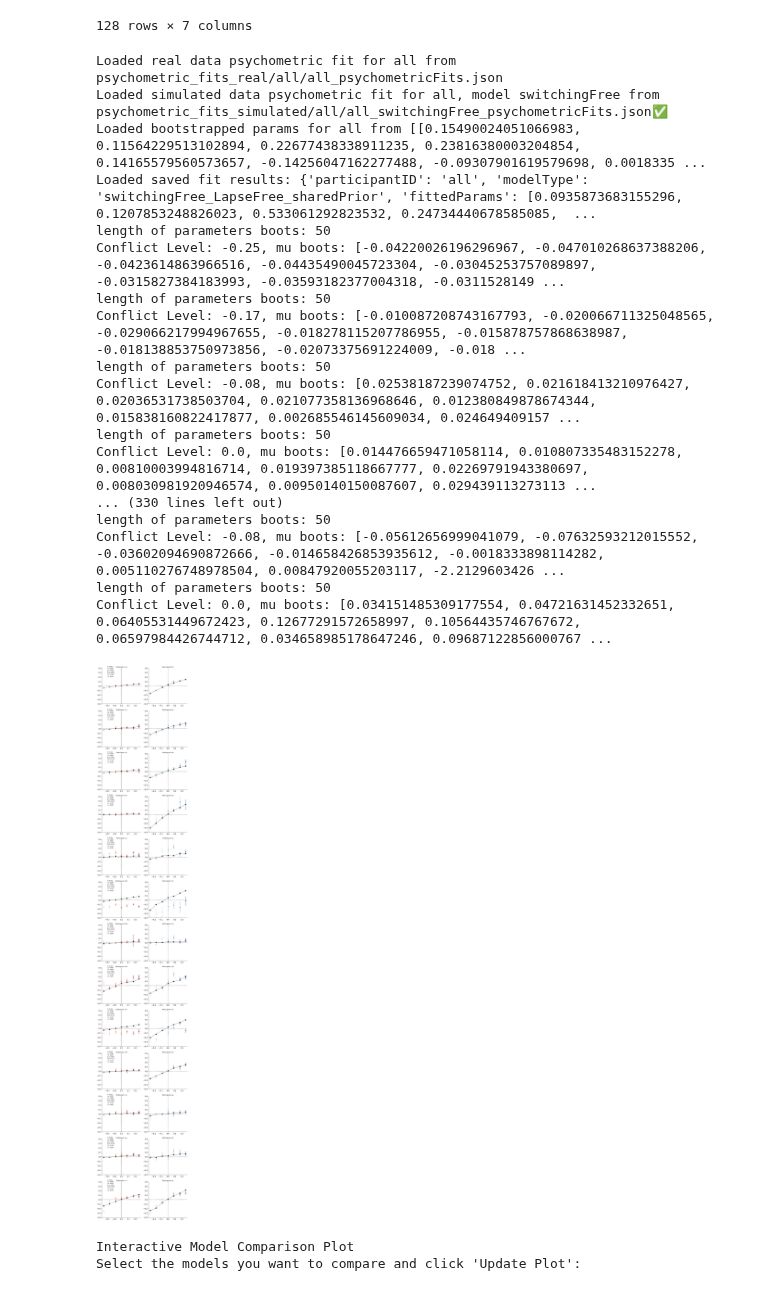
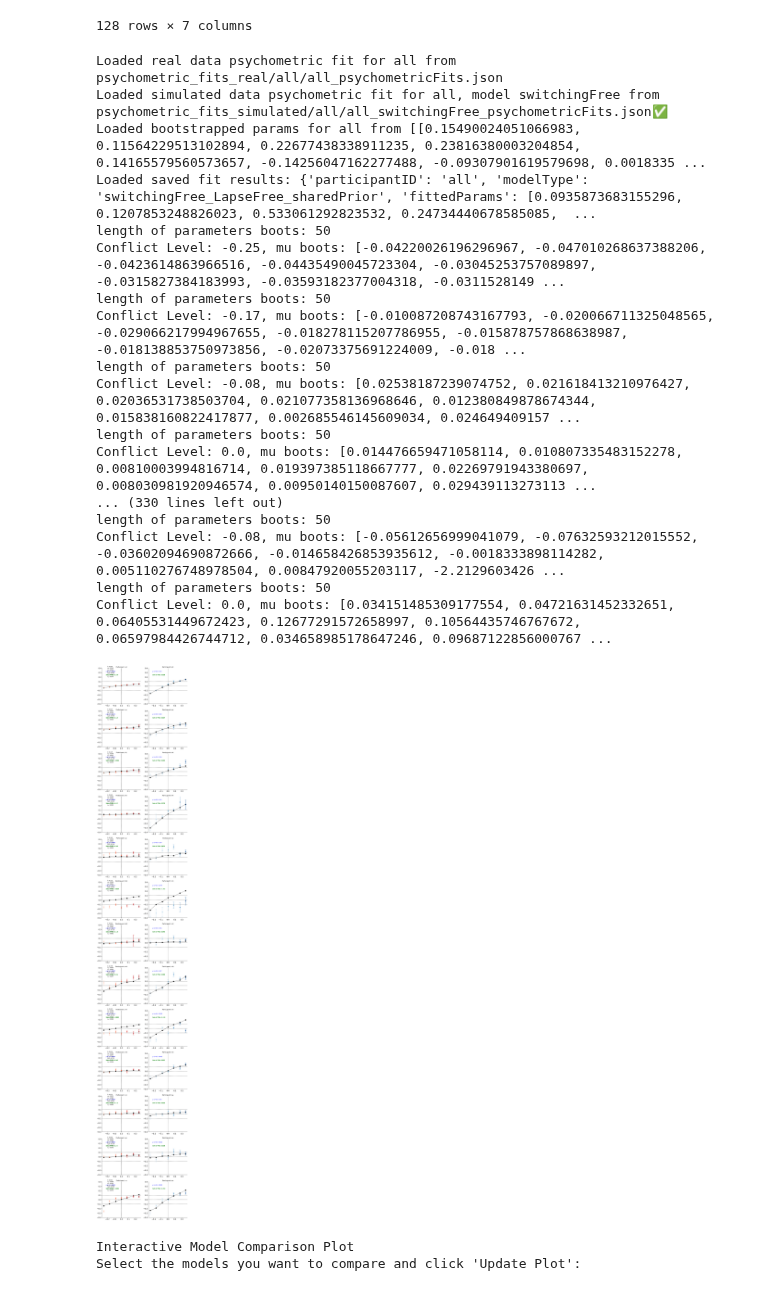
Before and after one commit to omeryildiran/av-dur-estimation, a Jupyter notebook: plotAllModelFits.ipynb, the cells around one changed output. Drawn from its saved outputs; the diff is of its cells as text; code cells hidden in the pictures.

```diff
--- a/plotAllModelFits.ipynb
+++ b/plotAllModelFits.ipynb
@@ -46,6 +46,7 @@ def load_all_model_results():
             excluded_models = ["gaussian_sharedPrior", "fusionOnly_sharedPrior", "probabilityMatching_sharedPrior", "switching_sharedPrior"]
             if any(model in result['modelType'] for model in excluded_models):
                 # Skip this result
+                os.remove(file_path)
                 continue
 
 
@@ -353,8 +354,9 @@ def plotAsFuncOfConflictAndSensoryNoise(participantIds, modelTypes, parameterToP
                                 f"$\sigma_a2$ : {mc_fitter.modelFit[4]:.3f}\n"+
                                 f"$\lambda_2$ : {mc_fitter.modelFit[5]:.3f}\n"+
                                 f"$\lambda_3$: {mc_fitter.modelFit[6]:.3f}",
+                    )
 
-                    )
+
 
                 for k, conflictLevel in enumerate(mc_fitter.uniqueConflict):
 
@@ -372,12 +374,24 @@ def plotAsFuncOfConflictAndSensoryNoise(participantIds, modelTypes, parameterToP
                     # plot bootstrap mean
                     if parameterToPLot=="mu":
                         bootMus = [mc_fitter.getParams(boot, conflictLevel, audioNoiseLevel)[1] for boot in dataBoots]
+
+
                     elif parameterToPLot=="sigma":
                         bootMus = [mc_fitter.getParams(boot, conflictLevel, audioNoiseLevel)[2] for boot in dataBoots]
                     elif parameterToPLot=="lambda":
                         bootMus = [mc_fitter.getParams(boot, conflictLevel, audioNoiseLevel)[0] for boot in dataBoots]
                     print(f"length of parameters boots: {len(bootMus)}")
                     print(f"Conflict Level: {conflictLevel}, mu boots: {bootMus}")
+
+                    # plot as text the mean of mu from data when conflict is 0
+                    if conflictLevel == 0:
+                        mean_mu_data = np.mean(bootMus)
+                        plt.text(0.1, 0.9, f"μ (c=0): {mean_mu_data:.3f}", transform=plt.gca().transAxes, fontsize=10, color='blue')
+
+                    # Calculate the sum of mean PSEs (μ) across conflict conditions
+                    mean_pse_per_conflict = [np.mean([mc_fitter.getParams(boot, conflict, audioNoiseLevel)[1] for boot in dataBoots]) for conflict in mc_fitter.uniqueConflict]
+                    sum_mean_pse = np.sum(mean_pse_per_conflict)
+                    plt.text(0.1, 0.8, f"Sum of PSEs: {sum_mean_pse:.3f}", transform=plt.gca().transAxes, fontsize=10, color='green')
 
                     if audioNoiseLevel == 0.1:
                         color = sns.color_palette("Reds", as_cmap=True)(0.2 + 0.8 * (k / len(mc_fitter.uniqueConflict)))
@@ -404,6 +418,8 @@ def plotAsFuncOfConflictAndSensoryNoise(participantIds, modelTypes, parameterToP
                     #plt.ylabel("PSE shift (ms)", fontsize=16)
                     plt.axhline(y=0, color='gray', linestyle='--')
                     plt.axvline(x=0, color='gray', linestyle='--')
+                    plt.axhline(y=0.1, color='gray', linestyle='--')
+                    plt.axhline(y=-0.1, color='gray', linestyle='--')
                     plt.ylim(-0.4, 0.4)
                     #plt.title(f"{self.dataName} AV,A Duration Comp. Noise: {audioNoiseLevel}", fontsize=16)
 
@@ -418,34 +434,34 @@ def plotAsFuncOfConflictAndSensoryNoise(participantIds, modelTypes, parameterToP
                 conflict_levels = np.array(conflict_levels)
                 mu_models = np.array(mu_models)
 
                 sorted_indices = np.argsort(conflict_levels)
                 conflict_levels_sorted = conflict_levels[sorted_indices]
                 mu_models_sorted = mu_models[sorted_indices]
                 plt.plot(conflict_levels_sorted, mu_models_sorted, color="black", alpha=0.7, linestyle='--')
 
 
 
 
 plotAsFuncOfConflictAndSensoryNoise(participantIds, modelTypes, parameterToPLot="mu")
 # %% [output]
 Loaded real data psychometric fit for all from psychometric_fits_real/all/all_psychometricFits.json
 Loaded simulated data psychometric fit for all, model switchingFree from psychometric_fits_simulated/all/all_switchingFree_psychometricFits.json✅
 Loaded bootstrapped params for all from [[0.15490024051066983, 0.11564229513102894, 0.22677438338911235, 0.23816380003204854, 0.14165579560573657, -0.14256047162277488, -0.09307901619579698, 0.0018335 ...
 Loaded saved fit results: {'participantID': 'all', 'modelType': 'switchingFree_LapseFree_sharedPrior', 'fittedParams': [0.0935873683155296, 0.1207853248826023, 0.533061292823532, 0.24734440678585085,  ...
 length of parameters boots: 50
 Conflict Level: -0.25, mu boots: [-0.04220026196296967, -0.047010268637388206, -0.0423614863966516, -0.04435490045723304, -0.03045253757089897, -0.0315827384183993, -0.03593182377004318, -0.0311528149 ...
 length of parameters boots: 50
 Conflict Level: -0.17, mu boots: [-0.010087208743167793, -0.020066711325048565, -0.029066217994967655, -0.018278115207786955, -0.015878757868638987, -0.018138853750973856, -0.02073375691224009, -0.018 ...
 length of parameters boots: 50
 Conflict Level: -0.08, mu boots: [0.02538187239074752, 0.021618413210976427, 0.02036531738503704, 0.021077358136968646, 0.012380849878674344, 0.015838160822417877, 0.002685546145609034, 0.024649409157 ...
 length of parameters boots: 50
 Conflict Level: 0.0, mu boots: [0.014476659471058114, 0.010807335483152278, 0.00810003994816714, 0.019397385118667777, 0.02269791943380697, 0.008030981920946574, 0.00950140150087607, 0.029439113273113 ...
 ... (330 lines left out)
 length of parameters boots: 50
 Conflict Level: -0.08, mu boots: [-0.05612656999041079, -0.07632593212015552, -0.03602094690872666, -0.014658426853935612, -0.0018333898114282, 0.005110276748978504, 0.00847920055203117, -2.2129603426 ...
 length of parameters boots: 50
 Conflict Level: 0.0, mu boots: [0.034151485309177554, 0.04721631452332651, 0.06405531449672423, 0.12677291572658997, 0.10564435746767672, 0.06597984426744712, 0.034658985178647246, 0.09687122856000767 ...
-[figure, old version]
+[figure, new version]
 # %%
 # Interactive plotting with model selection
 import ipywidgets as widgets
```
Also changed, not shown: 4 other files.
